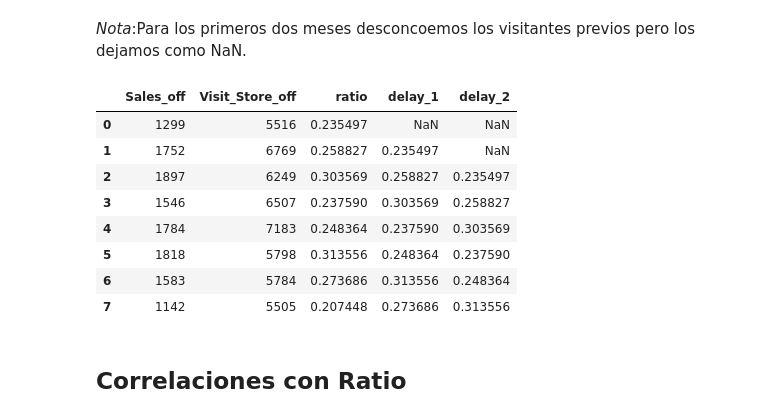
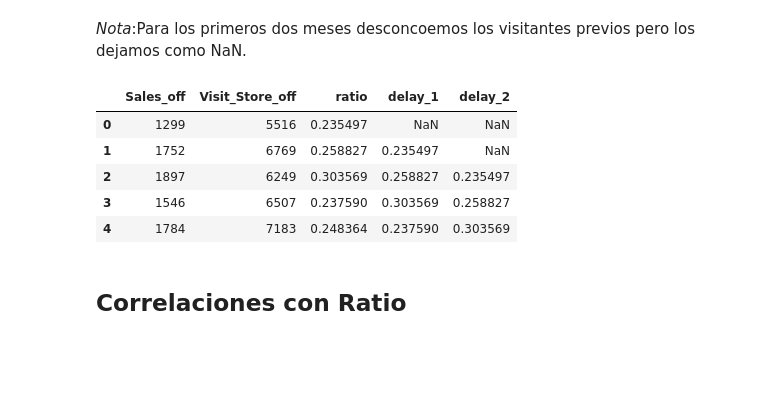
Before and after one commit to martinagg7/ia_MMM, a Jupyter notebook: notebooks/sucio.ipynb, the cells around one changed output. Cells and saved outputs as stored; diff of their text form; code cells hidden in the pictures; blank space fills up the shorter version.

```diff
--- a/notebooks/sucio.ipynb
+++ b/notebooks/sucio.ipynb
@@ -65,9 +65,10 @@ inversion_offline = (
 # Otros (costes generales de producción y varios)
 otros = df_inv['PRODUCCION'] + df_inv['VARIOS']
 
-df_inv['Pct_Online'] = inversion_online / df_inv['INV_Total']
-df_inv['Pct_Offline'] = inversion_offline / df_inv['INV_Total']
-df_inv['Pct_Otros'] = otros / df_inv['INV_Total']
+# Asignar las sumas de las inversiones en valor absoluto
+df_inv['Inversion_Online'] = inversion_online
+df_inv['Inversion_Offline'] = inversion_offline
+df_inv['Inversion_Otros'] = otros
 # %%
 df_inv.head()
 # %% [output]
@@ -101,20 +102,19 @@ df_merge["ratio"] = df_merge["Sales_off"] / df_merge["Visit_Store_off"]
 # Delay
 df_merge["delay_1"] = df_merge["ratio"].shift(1) # mes atrás
 df_merge["delay_2"] = df_merge["ratio"].shift(2) # hace dos meses
+
+df_merge["sales_1"] = df_merge["Sales_off"].shift(1) #
 # %% [markdown]
 *Nota*:Para los primeros dos meses desconcoemos los visitantes previos pero los dejamos como NaN.
 # %%
-df_merge[['Sales_off','Visit_Store_off','ratio','delay_1','delay_2']].head(8)
+df_merge[['Sales_off','Visit_Store_off','ratio','delay_1','delay_2']].head()
 # %% [output]
 |  | Sales_off | Visit_Store_off | ratio | delay_1 | delay_2 |
 | 0 | 1299 | 5516 | 0.235497 | NaN | NaN |
 | 1 | 1752 | 6769 | 0.258827 | 0.235497 | NaN |
 | 2 | 1897 | 6249 | 0.303569 | 0.258827 | 0.235497 |
 | 3 | 1546 | 6507 | 0.237590 | 0.303569 | 0.258827 |
 | 4 | 1784 | 7183 | 0.248364 | 0.237590 | 0.303569 |
-| 5 | 1818 | 5798 | 0.313556 | 0.248364 | 0.237590 |
-| 6 | 1583 | 5784 | 0.273686 | 0.313556 | 0.248364 |
-| 7 | 1142 | 5505 | 0.207448 | 0.273686 | 0.313556 |
 # %% [markdown]
 ## Correlaciones con Ratio
 # %% [markdown]
```
Also changed, not shown: parts of 13 cells of this notebook, 1 other file.
